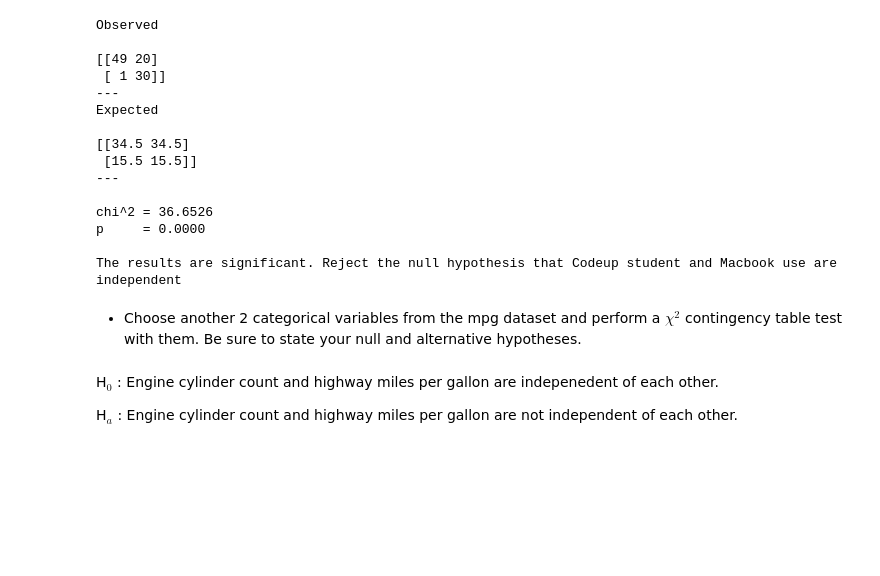
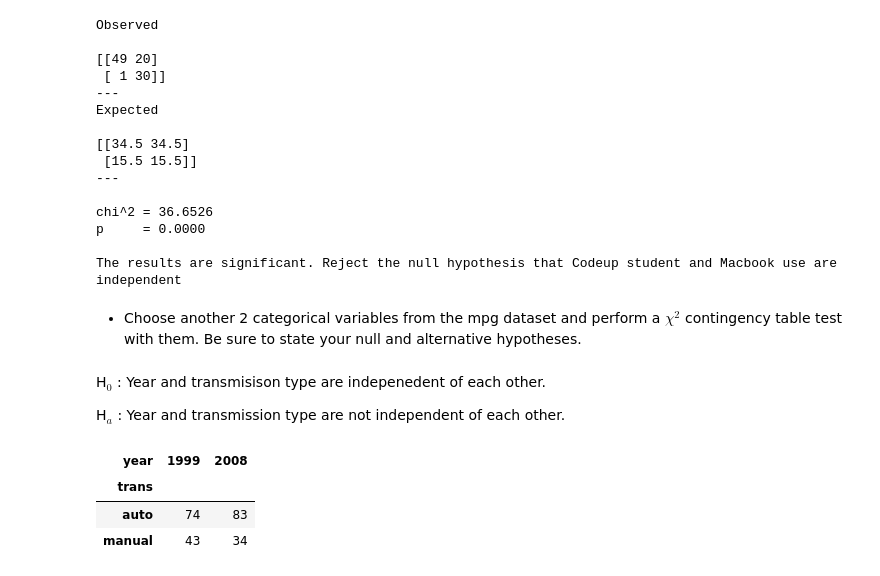
Before and after one commit to davidtenorio1/statistics-exercises, a Jupyter notebook: hypothesis_testing.ipynb, the cells around one changed output. Drawn from its saved outputs; the diff is of its cells as text; code cells hidden in the pictures; blank space fills up the shorter version.

```diff
--- a/hypothesis_testing.ipynb
+++ b/hypothesis_testing.ipynb
@@ -271,8 +271,19 @@ The results are significant. Reject the null hypothesis that Codeup student and
 # %% [markdown]
 - Choose another 2 categorical variables from the mpg dataset and perform a ${\chi}^2$ contingency table test with them. Be sure to state your null and alternative hypotheses.
 # %% [markdown]
-H$_0$ : Engine cylinder count and highway miles per gallon are indepenedent of each other.
+H$_0$ : Year and transmisison type are indepenedent of each other.
 
-H$_a$ : Engine cylinder count and highway miles per gallon are not independent of each other.
+H$_a$ : Year and transmission type are not independent of each other.
 # %%
 mpg = data('mpg')
+mpg_observed = pd.DataFrame(mpg)
+# %%
+mpg_observed['trans'] = mpg_observed.trans.str[:-4]
+# %%
+mpg_crosstab = pd.crosstab(mpg_observed.trans, mpg_observed.year)
+mpg_crosstab
+# %% [output]
+| year | 1999 | 2008 |
+| trans |  |  |
+| auto | 74 | 83 |
+| manual | 43 | 34 |
```
Also changed, not shown: parts of 9 cells of this notebook.
